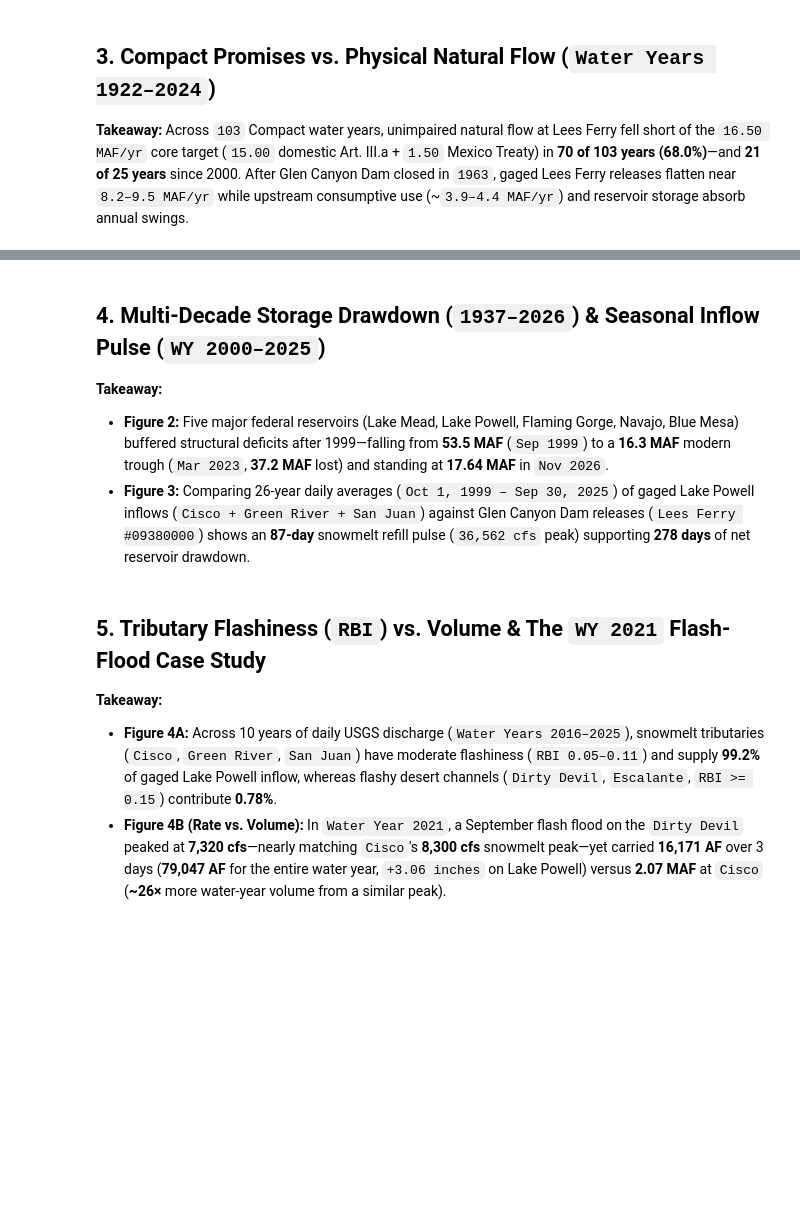
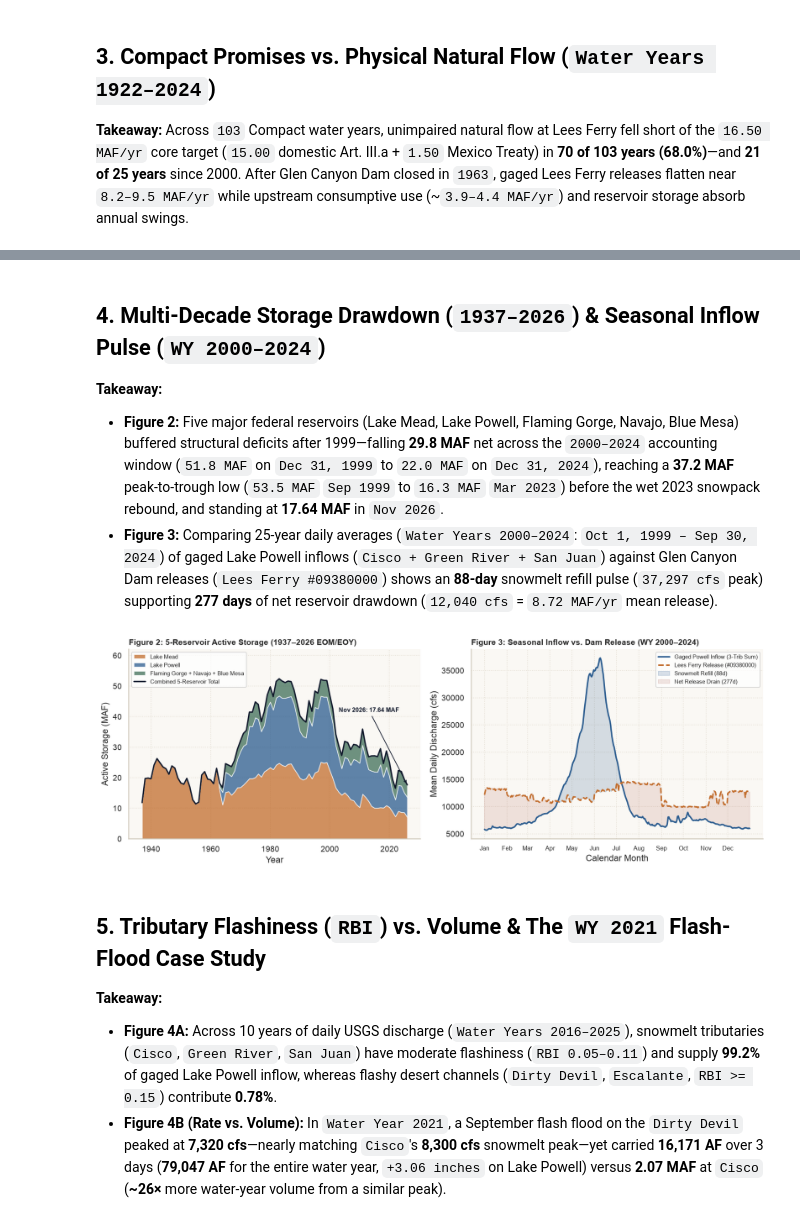
Before and after one commit to schochdo/schochdo.github.io, a Jupyter notebook: public/colorado_river/notebooks/colorado_river_analysis.ipynb, the cells around one changed output, grey strips where cells are left out. Drawn from its saved outputs; the diff is of its cells as text; code cells hidden in the pictures; blank space fills up the shorter version.

Commit message:
Deploy Colorado River updates: v2.4.7: standardize on 2000-2024 baseline, restore executed notebook charts, fix portfolio CI deploy

```diff
--- a/public/colorado_river/notebooks/colorado_river_analysis.ipynb
+++ b/public/colorado_river/notebooks/colorado_river_analysis.ipynb
@@ -112,8 +134,8 @@ plt.show()
 # %% [markdown]
-## 4. Multi-Decade Storage Drawdown (`1937–2026`) & Seasonal Inflow Pulse (`WY 2000–2025`)
+## 4. Multi-Decade Storage Drawdown (`1937–2026`) & Seasonal Inflow Pulse (`WY 2000–2024`)
 **Takeaway:**
-- **Figure 2:** Five major federal reservoirs (Lake Mead, Lake Powell, Flaming Gorge, Navajo, Blue Mesa) buffered structural deficits after 1999—falling from **53.5 MAF** (`Sep 1999`) to a **16.3 MAF** modern trough (`Mar 2023`, **37.2 MAF** lost) and standing at **17.64 MAF** in `Nov 2026`.
-- **Figure 3:** Comparing 26-year daily averages (`Oct 1, 1999 – Sep 30, 2025`) of gaged Lake Powell inflows (`Cisco + Green River + San Juan`) against Glen Canyon Dam releases (`Lees Ferry #09380000`) shows an **87-day** snowmelt refill pulse (`36,562 cfs` peak) supporting **278 days** of net reservoir drawdown.
+- **Figure 2:** Five major federal reservoirs (Lake Mead, Lake Powell, Flaming Gorge, Navajo, Blue Mesa) buffered structural deficits after 1999—falling **29.8 MAF** net across the `2000–2024` accounting window (`51.8 MAF` on `Dec 31, 1999` to `22.0 MAF` on `Dec 31, 2024`), reaching a **37.2 MAF** peak-to-trough low (`53.5 MAF` `Sep 1999` to `16.3 MAF` `Mar 2023`) before the wet 2023 snowpack rebound, and standing at **17.64 MAF** in `Nov 2026`.
+- **Figure 3:** Comparing 25-year daily averages (`Water Years 2000–2024`: `Oct 1, 1999 – Sep 30, 2024`) of gaged Lake Powell inflows (`Cisco + Green River + San Juan`) against Glen Canyon Dam releases (`Lees Ferry #09380000`) shows an **88-day** snowmelt refill pulse (`37,297 cfs` peak) supporting **277 days** of net reservoir drawdown (`12,040 cfs` = `8.72 MAF/yr` mean release).
 # %%
 df_stor = q('SELECT * FROM basin_storage_timeline ORDER BY year')
 df_stor['upper_crsp_maf'] = df_stor['flaming_gorge_maf'] + df_stor['navajo_maf'] + df_stor['blue_mesa_maf']
@@ -125,34 +147,36 @@ fig, (ax2, ax3) = plt.subplots(1, 2, figsize=(12.8, 4.6), dpi=140)
 ax2.stackplot(df_stor['year'], df_stor['mead_maf'], df_stor['powell_maf'], df_stor['upper_crsp_maf'],
               labels=['Lake Mead', 'Lake Powell', 'Flaming Gorge + Navajo + Blue Mesa'],
               colors=[PALETTE['ochre'], PALETTE['blue'], PALETTE['sage']], alpha=0.75)
 sns.lineplot(data=df_stor, x='year', y='total_major_storage_maf', ax=ax2, color=PALETTE['ink'], lw=1.8, label='Combined 5-Reservoir Total')
 latest_yr, latest_tot = int(df_stor.iloc[-1]['year']), float(df_stor.iloc[-1]['total_major_storage_maf'])
 ax2.annotate(f'Nov {latest_yr}: {latest_tot:.2f} MAF', xy=(latest_yr, latest_tot), xytext=(2003, 41.5),
              arrowprops=dict(arrowstyle='->', color=PALETTE['ink'], lw=1.0), fontsize=8.2, fontweight='bold', color=PALETTE['ink'])
 ax2.set_title('Figure 2: 5-Reservoir Active Storage (1937–2026 EOM/EOY)', fontsize=10.8, fontweight='bold', loc='left')
 ax2.set_xlabel('Year')
 ax2.set_ylabel('Active Storage (MAF)')
 ax2.set_ylim(0, 62)
 ax2.legend(loc='upper left', fontsize=7.8, frameon=True, facecolor='white')
 sns.despine(ax=ax2)
 
 sns.lineplot(data=df_sd, x='doy', y='supply_cfs', ax=ax3, color=PALETTE['blue'], lw=2.0, label='Gaged Powell Inflow (3-Trib Sum)')
 sns.lineplot(data=df_sd, x='doy', y='demand_cfs', ax=ax3, color=PALETTE['ochre'], ls='--', lw=2.0, label='Lees Ferry Release (#09380000)')
 ax3.fill_between(df_sd['doy'], df_sd['supply_cfs'], df_sd['demand_cfs'],
                  where=(df_sd['supply_cfs'] >= df_sd['demand_cfs']), color=PALETTE['blue'], alpha=0.18,
                  label=f"Snowmelt Refill ({s_meta['surplus_days']}d)")
 ax3.fill_between(df_sd['doy'], df_sd['supply_cfs'], df_sd['demand_cfs'],
                  where=(df_sd['supply_cfs'] < df_sd['demand_cfs']), color=PALETTE['red'], alpha=0.13,
                  label=f"Net Release Drain ({s_meta['deficit_days']}d)")
 ax3.set_xticks([1, 32, 60, 91, 121, 152, 182, 213, 244, 274, 305, 335])
 ax3.set_xticklabels(['Jan','Feb','Mar','Apr','May','Jun','Jul','Aug','Sep','Oct','Nov','Dec'], fontsize=8.2)
-ax3.set_title('Figure 3: Seasonal Inflow vs. Dam Release (WY 2000–2025)', fontsize=10.8, fontweight='bold', loc='left')
+ax3.set_title('Figure 3: Seasonal Inflow vs. Dam Release (WY 2000–2024)', fontsize=10.8, fontweight='bold', loc='left')
 ax3.set_xlabel('Calendar Month')
 ax3.set_ylabel('Mean Daily Discharge (cfs)')
 ax3.legend(loc='upper right', fontsize=7.8, frameon=True, facecolor='white')
 sns.despine(ax=ax3)
 plt.tight_layout()
 plt.show()
+# %% [output]
+[figure, added]
 # %% [markdown]
 ## 5. Tributary Flashiness (`RBI`) vs. Volume & The `WY 2021` Flash-Flood Case Study
 **Takeaway:**
```
Also changed, not shown: parts of 9 cells of this notebook, 20 other files.
